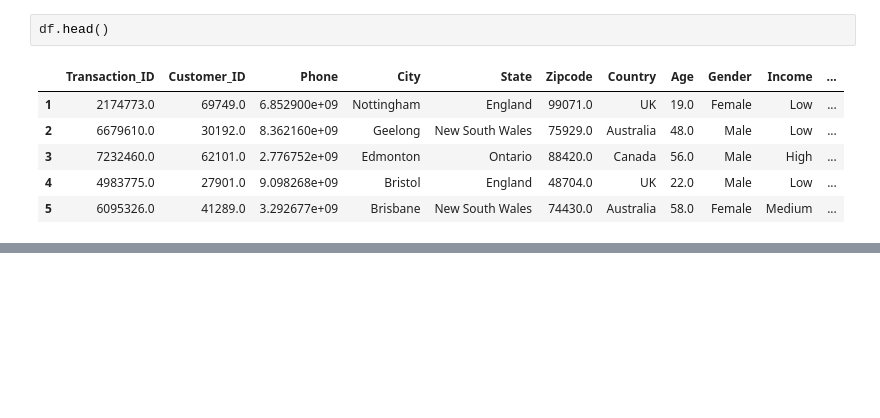
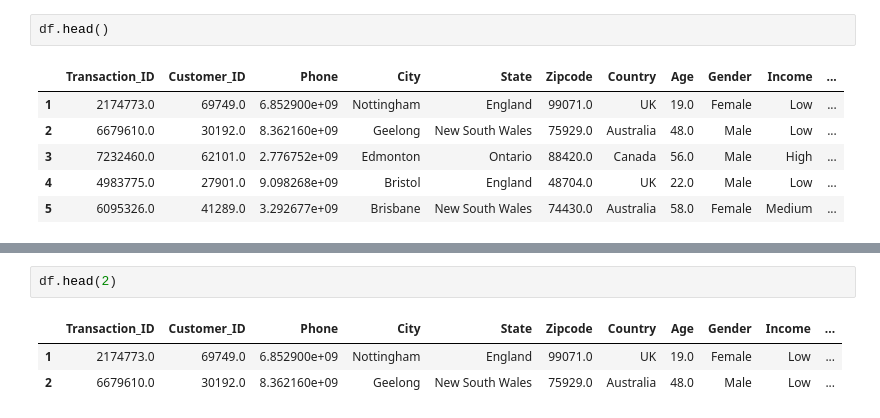
Before and after one commit to vinaypant33/EDA_sheets, a Jupyter notebook: retail_data_analytics.ipynb, the cells around one changed output, grey strips where cells are left out. Drawn from its saved outputs; the diff is of its cells as text; blank space fills up the shorter version.

```diff
--- a/retail_data_analytics.ipynb
+++ b/retail_data_analytics.ipynb
@@ -150,0 +179,6 @@ df.describe()
+# %%
+df.head(2)
+# %% [output]
+|  | Transaction_ID | Customer_ID | Phone | City | State | Zipcode | Country | Age | Gender | Income | ... |
+| 1 | 2174773.0 | 69749.0 | 6.852900e+09 | Nottingham | England | 99071.0 | UK | 19.0 | Female | Low | ... |
+| 2 | 6679610.0 | 30192.0 | 8.362160e+09 | Geelong | New South Wales | 75929.0 | Australia | 48.0 | Male | Low | ... |
```
Also changed, not shown: parts of 10 cells of this notebook, 2 other files.
